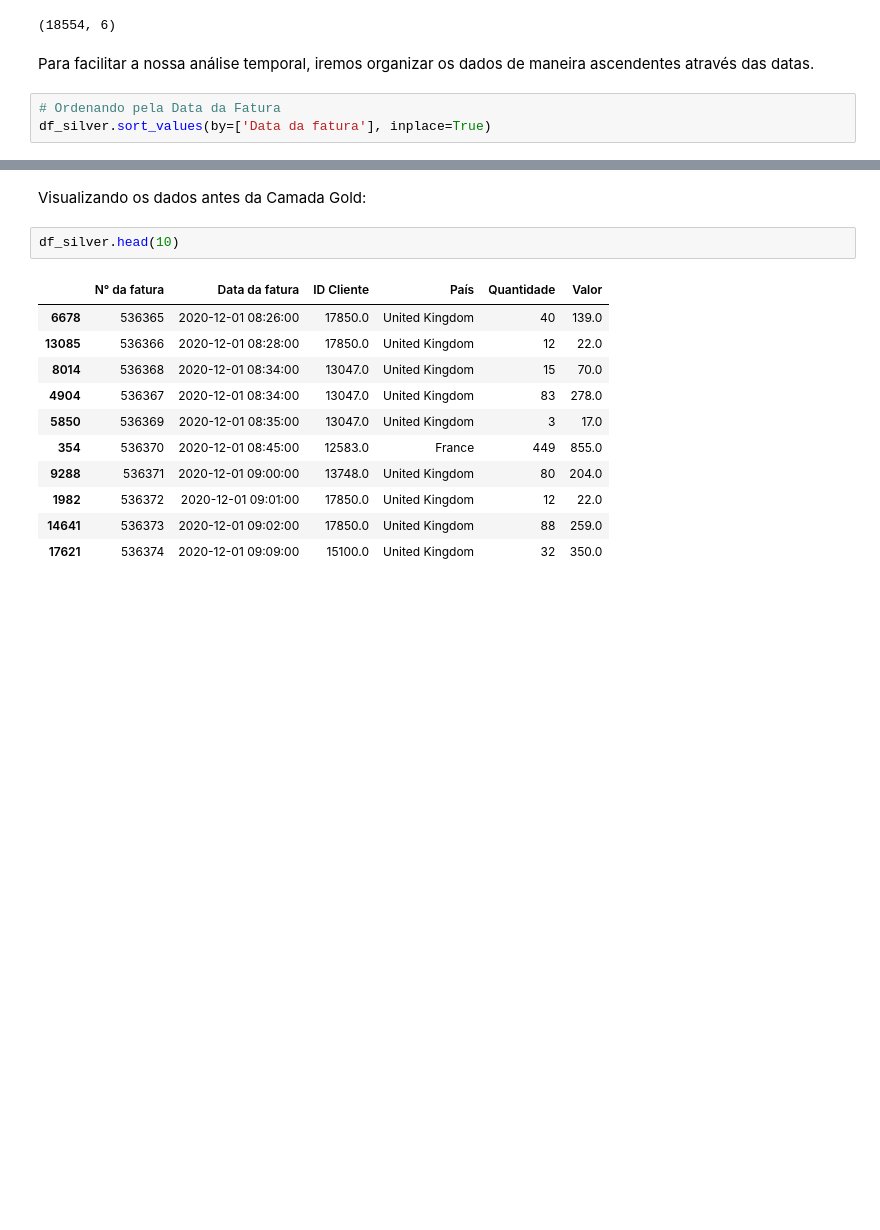
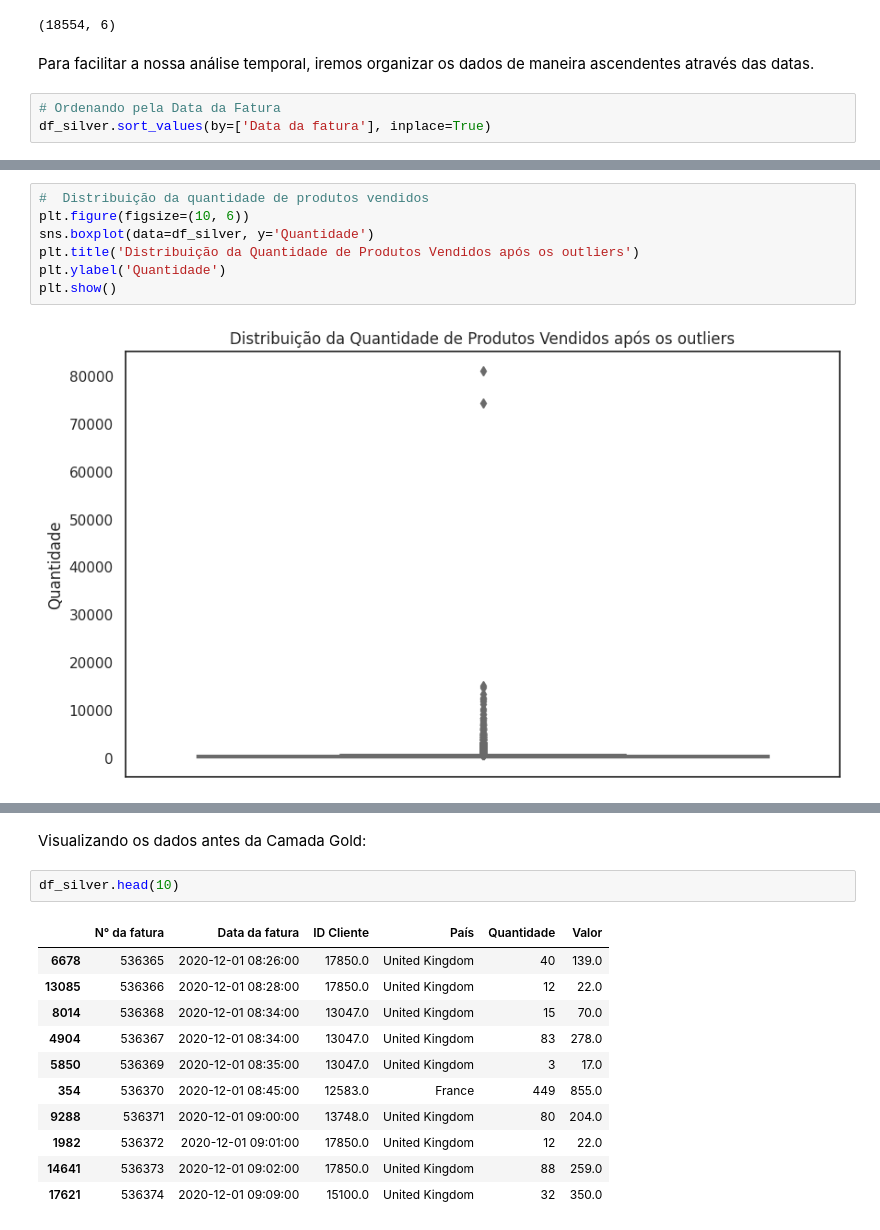
Before and after one commit to Isadoramesquitaa/Ada-Tech, a Jupyter notebook: Estatística/Projeto_Turma_1104.ipynb, the cells around one changed output, grey strips where cells are left out. Cells and saved outputs as stored; diff of their text form; blank space fills up the shorter version.

```diff
--- a/Estatística/Projeto_Turma_1104.ipynb
+++ b/Estatística/Projeto_Turma_1104.ipynb
@@ -287,0 +338,9 @@ df_silver.sort_values(by=['Data da fatura'], inplace=True)
+# %%
+#  Distribuição da quantidade de produtos vendidos
+plt.figure(figsize=(10, 6))
+sns.boxplot(data=df_silver, y='Quantidade')
+plt.title('Distribuição da Quantidade de Produtos Vendidos após os outliers')
+plt.ylabel('Quantidade')
+plt.show()
+# %% [output]
+[figure, added]
```
Also changed, not shown: parts of 41 cells of this notebook.
